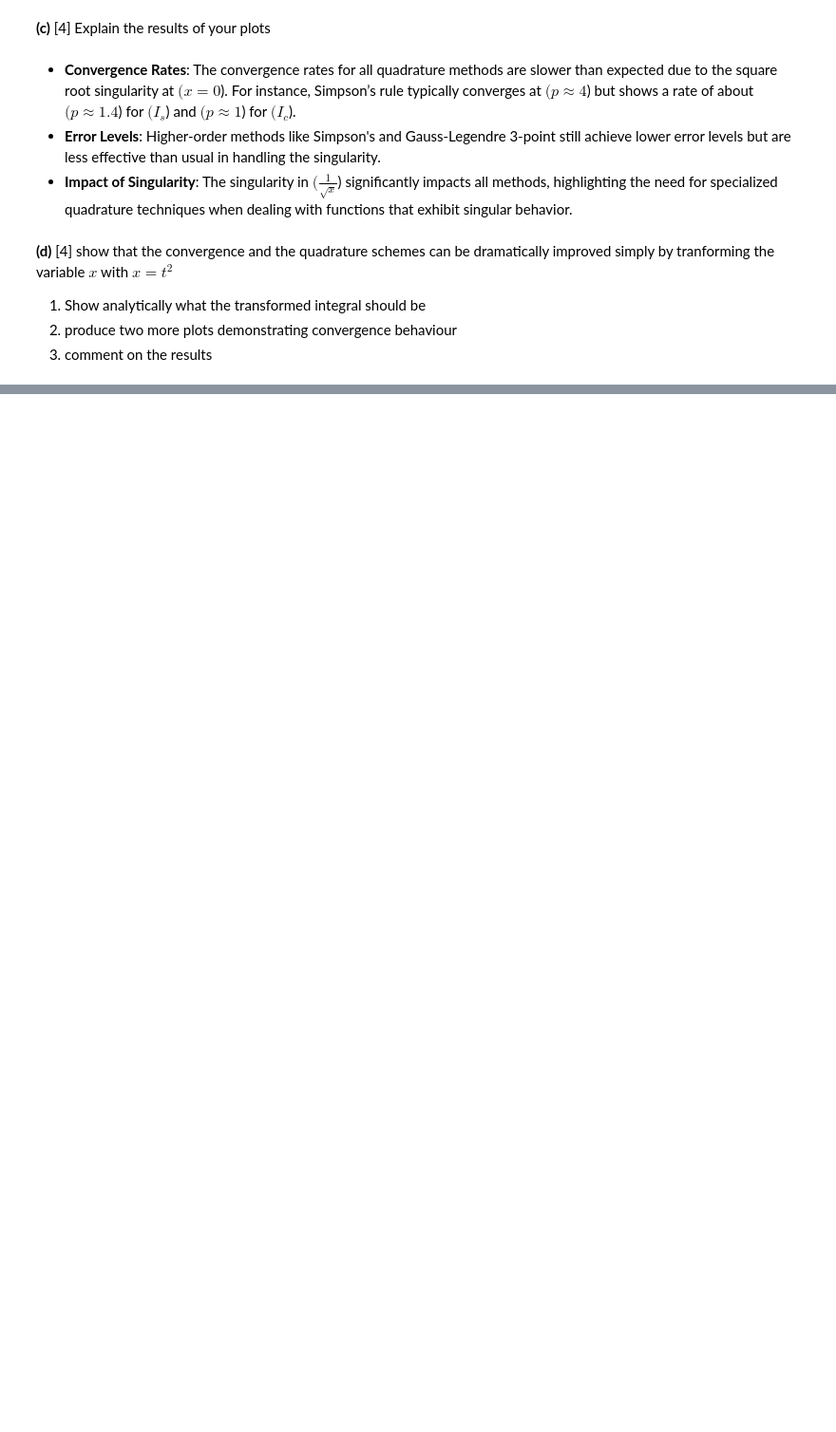
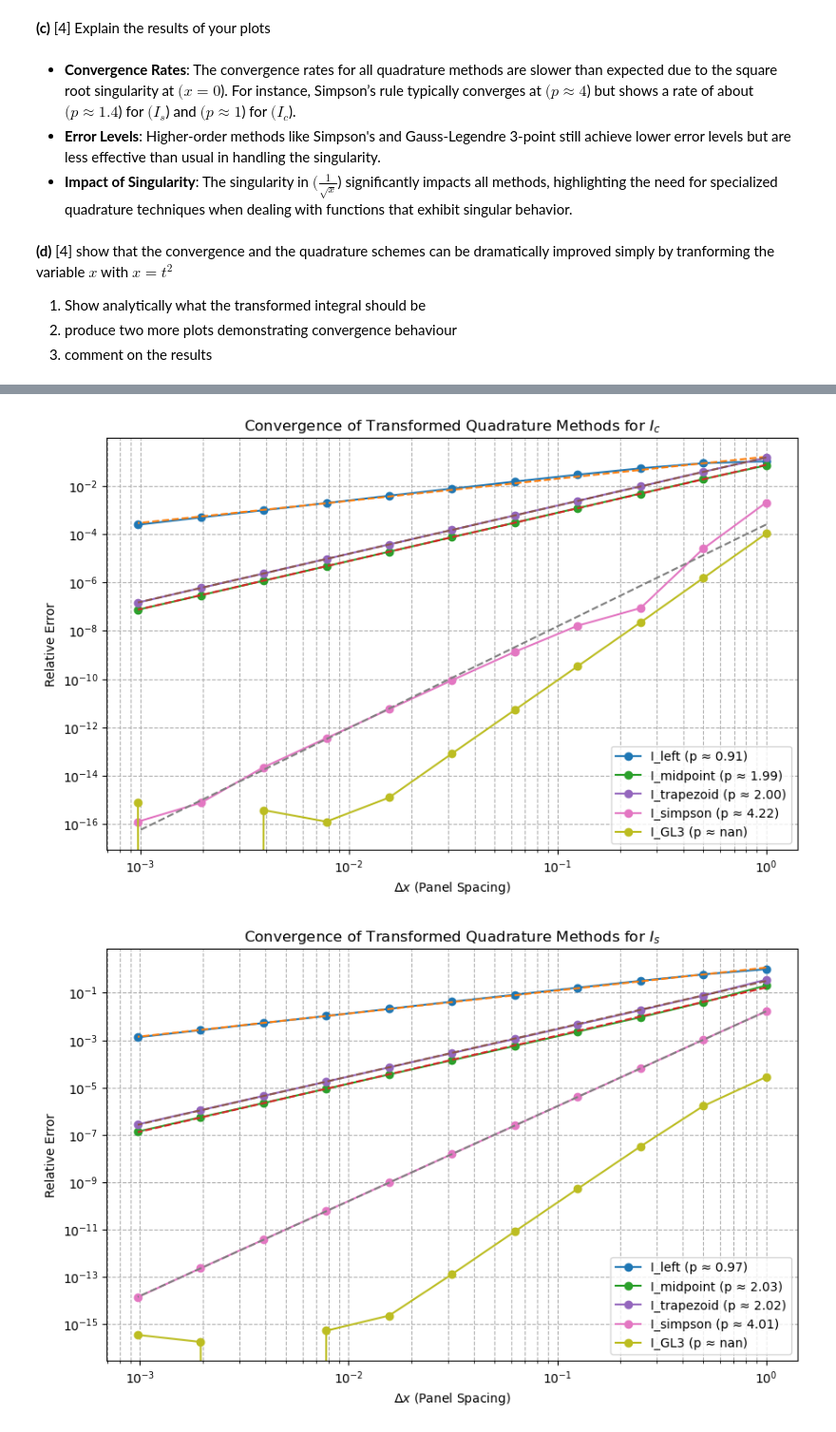
Before and after one commit to ArminNouri/intro-numerical-methods, a Jupyter notebook: hw4/HW4_quad.ipynb, the cells around one changed output, grey strips where cells are left out. Shown at 95% size. Cells and saved outputs as stored; diff of their text form; code cells hidden in the pictures; blank space fills up the shorter version.

```diff
--- a/hw4/HW4_quad.ipynb
+++ b/hw4/HW4_quad.ipynb
@@ -682,0 +690,21 @@ YOUR ANSWER HERE
+# %%
+# Define the transformed integrand functions for I_c and I_s
+def f_c_transformed(t):
+    return numpy.cos(t**2)
+
+def f_s_transformed(t):
+    return numpy.sin(t**2)
+
+# Set up the true values for the transformed integrals (same as original Ic_true and Is_true)
+Is_true, Ic_true = fresnel(numpy.sqrt(2.0 / numpy.pi))
+Is_true *= numpy.sqrt(2.0 * numpy.pi)
+Ic_true *= numpy.sqrt(2.0 * numpy.pi)
+
+# Plot convergence for the transformed I_c
+plot_quad_convergence(lambda t: 2 * f_c_transformed(t), 0, 1, N_list, Ic_true, title="Convergence of Transformed Quadrature Methods for $I_c$")
+
+# Plot convergence for the transformed I_s
+plot_quad_convergence(lambda t: 2 * f_s_transformed(t), 0, 1, N_list, Is_true, title="Convergence of Transformed Quadrature Methods for $I_s$")
+# %% [output]
+[figure, added]
+[figure, added]
```
Also changed, not shown: parts of 5 cells of this notebook.
